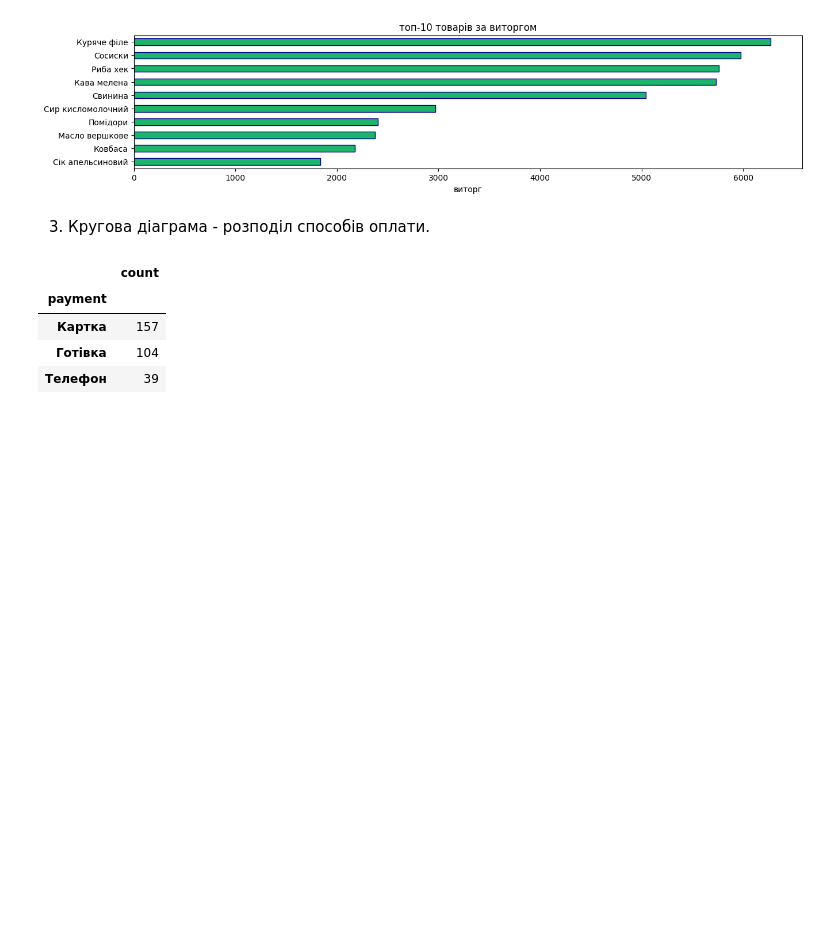
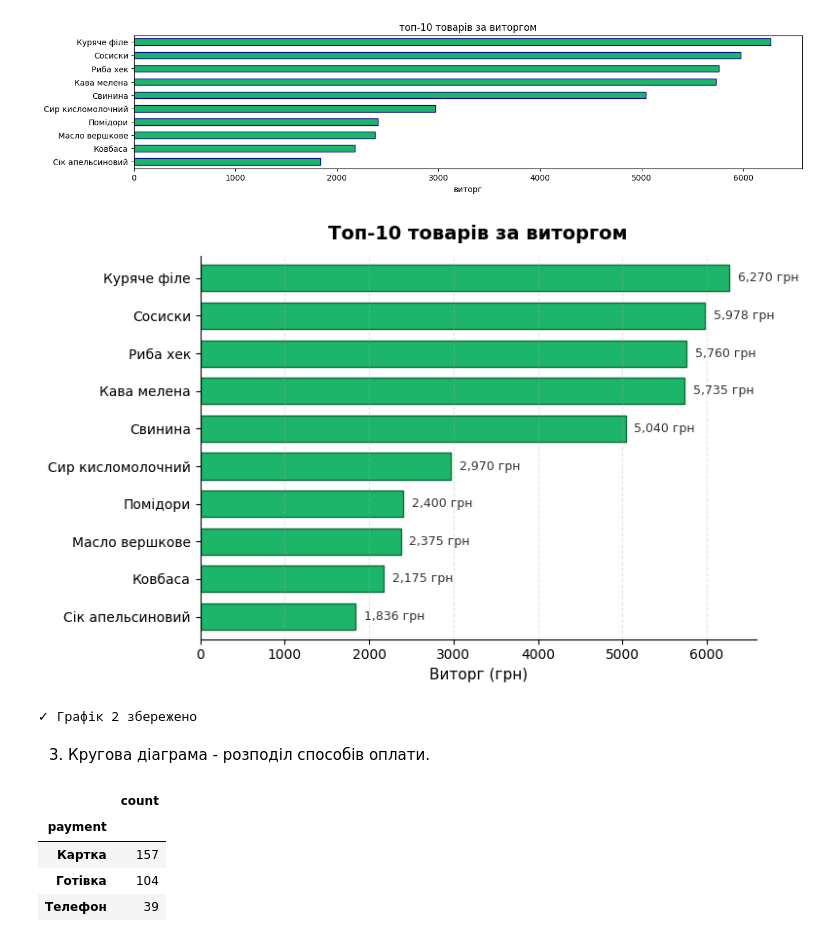
Before and after one commit to DymaStar/DTA_2026, a Jupyter notebook: project_store_sales_analysis /DS_pr_store_sales_analysis.ipynb, the cells around one changed output. Cells and saved outputs as stored; diff of their text form; code cells hidden in the pictures; blank space fills up the shorter version.

```diff
--- a/project_store_sales_analysis /DS_pr_store_sales_analysis.ipynb
+++ b/project_store_sales_analysis /DS_pr_store_sales_analysis.ipynb
@@ -732,6 +744,41 @@ plt.ylabel('')
 plt.show()
 # %% [output]
 [figure]
+# %%
+# ── 2. Горизонтальна стовпчаста — топ-10 товарів за виторгом ─────────────────
+fig, ax = plt.subplots(figsize=(8, 5))
+
+top10 = (
+    df.groupby('product')['total_uah']
+    .sum()
+    .sort_values(ascending=True)
+    .tail(10)
+)
+
+bars = top10.plot(kind='barh', ax=ax, color='#1db569', edgecolor='#0d6e3f', width=0.7)
+
+ax.set_title('Топ-10 товарів за виторгом', fontsize=14, fontweight='bold', pad=12)
+ax.set_xlabel('Виторг (грн)', fontsize=11)
+ax.set_ylabel('')
+ax.grid(axis='x', alpha=0.3, linestyle='--')
+ax.spines[['top', 'right']].set_visible(False)
+
+# Підписи значень справа від кожного бару
+for bar in ax.patches:
+    ax.text(
+        bar.get_width() + 100,
+        bar.get_y() + bar.get_height() / 2,
+        f'{bar.get_width():,.0f} грн',
+        va='center', fontsize=9, color='#333'
+    )
+
+plt.tight_layout()
+plt.savefig('chart2_top10_products.png', dpi=150)
+plt.show()
+print("✓ Графік 2 збережено")
+# %% [output]
+[figure, added]
+✓ Графік 2 збережено
 # %% [markdown]
 3. Кругова діаграма - розподіл способів оплати.
 # %%
```
Also changed, not shown: parts of 18 cells of this notebook.
